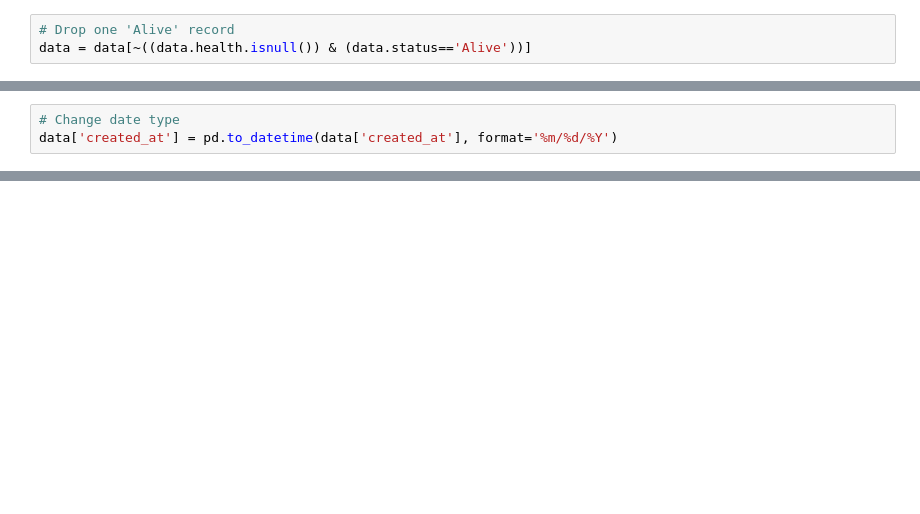
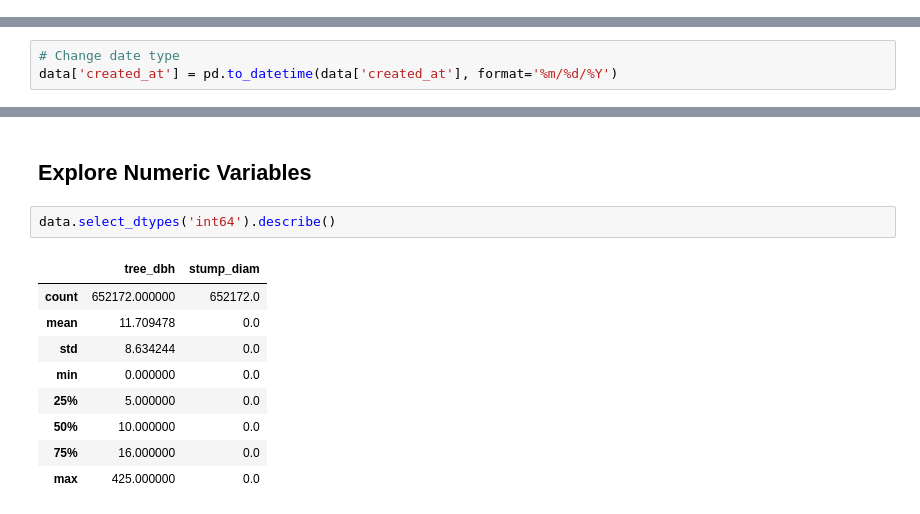
Before and after one commit to enk147/Capstone2, a Jupyter notebook: Capstone2_Data_Wrangling.ipynb, the cells around one changed output, grey strips where cells are left out. Drawn from its saved outputs; the diff is of its cells as text; blank space fills up the shorter version.

```diff
--- a/Capstone2_Data_Wrangling.ipynb
+++ b/Capstone2_Data_Wrangling.ipynb
@@ -100,3 +79,0 @@ Name: status, dtype: int64
-# %%
-# Drop one 'Alive' record
-data = data[~((data.health.isnull()) & (data.status=='Alive'))]
@@ -181,0 +139,14 @@ data.select_dtypes('object').describe()
+# %% [markdown]
+## Explore Numeric Variables
+# %%
+data.select_dtypes('int64').describe()
+# %% [output]
+|  | tree_dbh | stump_diam |
+| count | 652172.000000 | 652172.0 |
+| mean | 11.709478 | 0.0 |
+| std | 8.634244 | 0.0 |
+| min | 0.000000 | 0.0 |
+| 25% | 5.000000 | 0.0 |
+| 50% | 10.000000 | 0.0 |
+| 75% | 16.000000 | 0.0 |
+| max | 425.000000 | 0.0 |
```
Also changed, not shown: parts of 39 cells of this notebook.
